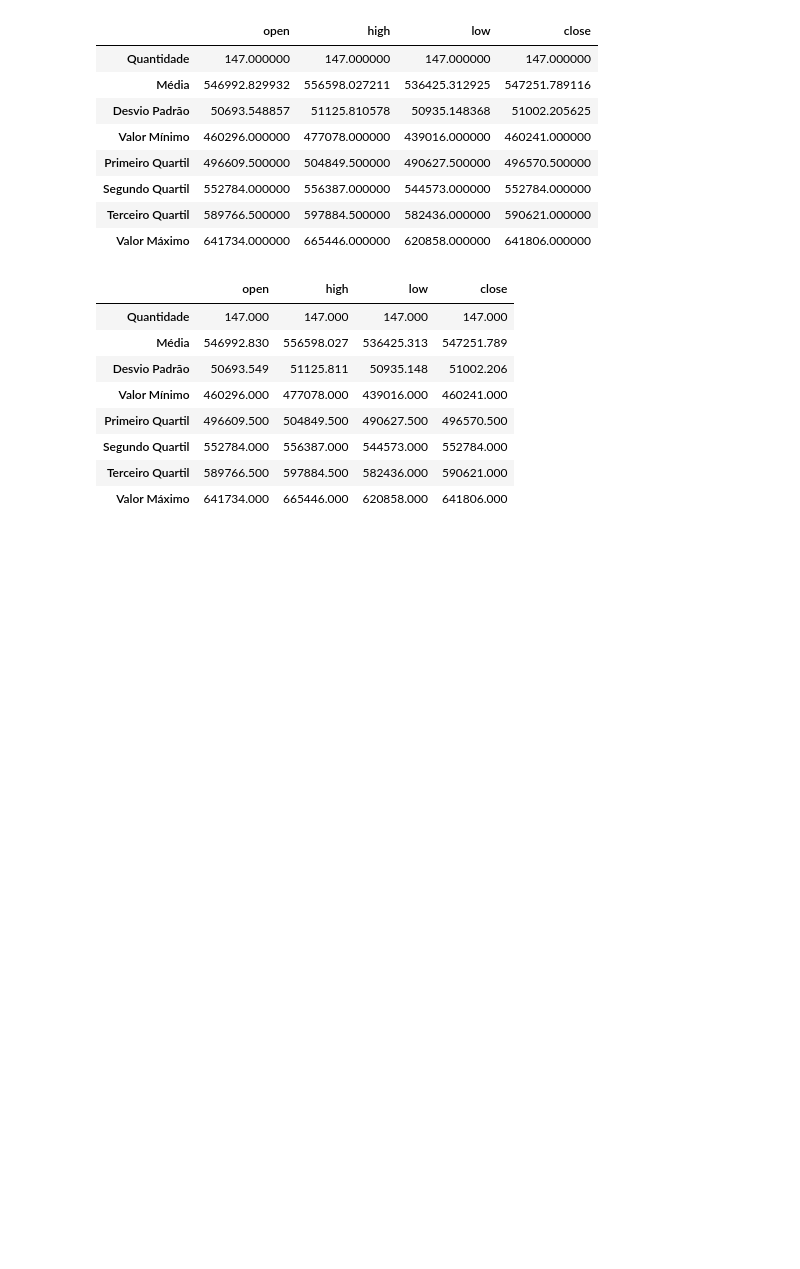
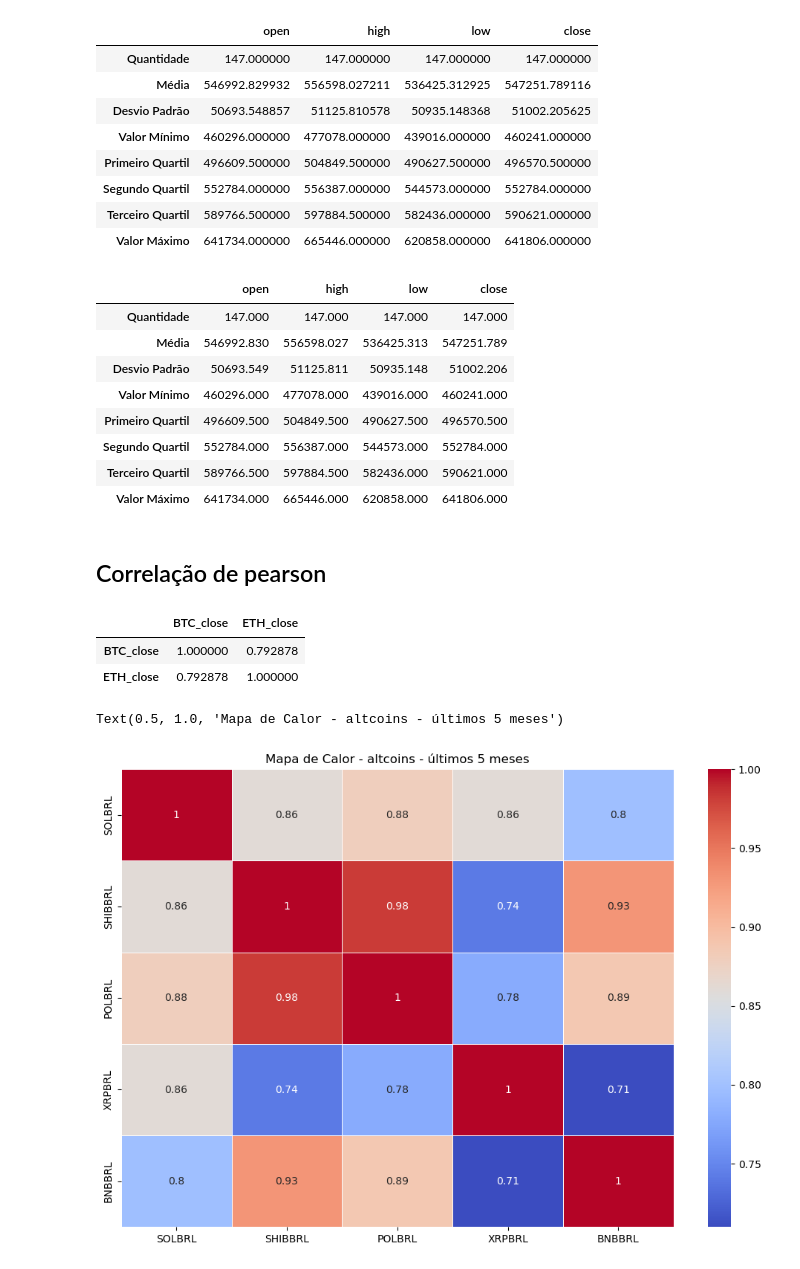
Before and after one commit to Wolfgang-Amadeus-Mozart/Projetos_ciencia_de_dados, a Jupyter notebook: Bitcoin/Estatisticas_descritivas_bitcoin.ipynb, the cells around one changed output. Drawn from its saved outputs; the diff is of its cells as text; code cells hidden in the pictures; blank space fills up the shorter version.

```diff
--- a/Bitcoin/Estatisticas_descritivas_bitcoin.ipynb
+++ b/Bitcoin/Estatisticas_descritivas_bitcoin.ipynb
@@ -74,3 +78,63 @@ round(stats, #Variavel que irá ser arredondada
 | Segundo Quartil | 552784.000 | 556387.000 | 544573.000 | 552784.000 |
 | Terceiro Quartil | 589766.500 | 597884.500 | 582436.000 | 590621.000 |
 | Valor Máximo | 641734.000 | 665446.000 | 620858.000 | 641806.000 |
+# %% [markdown]
+## Correlação de pearson
+# %%
+
+par = "BTCBRL"
+intervalo = "1d"
+data_inicio = "1 Jan 2025"
+
+df_btcbrl = pegar_historico(
+        par,
+        intervalo,
+        data_inicio
+    )
+
+#Criando Par de ETHBRL
+par = "ETHBRL"
+intervalo = "1d"
+data_inicio = "1 Jan 2025"
+
+df_ethbrl = pegar_historico(
+        par,
+        intervalo,
+        data_inicio
+    )
+
+df_btceth_close = pd.DataFrame({
+    'BTC_close':df_btcbrl['close'],
+    'ETH_close':df_ethbrl['close']
+})
+
+df_btceth_close.head(5)
+
+
+correlacao = df_btceth_close.corr()
+correlacao
+# %% [output]
+|  | BTC_close | ETH_close |
+| BTC_close | 1.000000 | 0.792878 |
+| ETH_close | 0.792878 | 1.000000 |
+# %%
+#Correlação de pearson com heatmap
+
+#Criando uma lista com o par de trading para cada alt coin desejada
+pares = ["SOLBRL", "SHIBBRL","POLBRL","XRPBRL","BNBBRL"]
+
+#O resto segue o mesmo
+intervalo = "1d"
+data_inicio = "1 Jan 2025"
+
+df_memecoins = pd.DataFrame()
+
+for token in pares:
+    df_memecoins[token] = pegar_historico(token, intervalo, data_inicio)['close']
+
+plt.figure(figsize=(12, 8))
+sns.heatmap(df_memecoins.corr(), annot=True, cmap='coolwarm', linewidths=0.5)
+plt.title('Mapa de Calor - altcoins - últimos 5 meses')
+# %% [output]
+Text(0.5, 1.0, 'Mapa de Calor - altcoins - últimos 5 meses')
+[figure, added]
```
Also changed, not shown: parts of 2 cells of this notebook, 3 other files.
